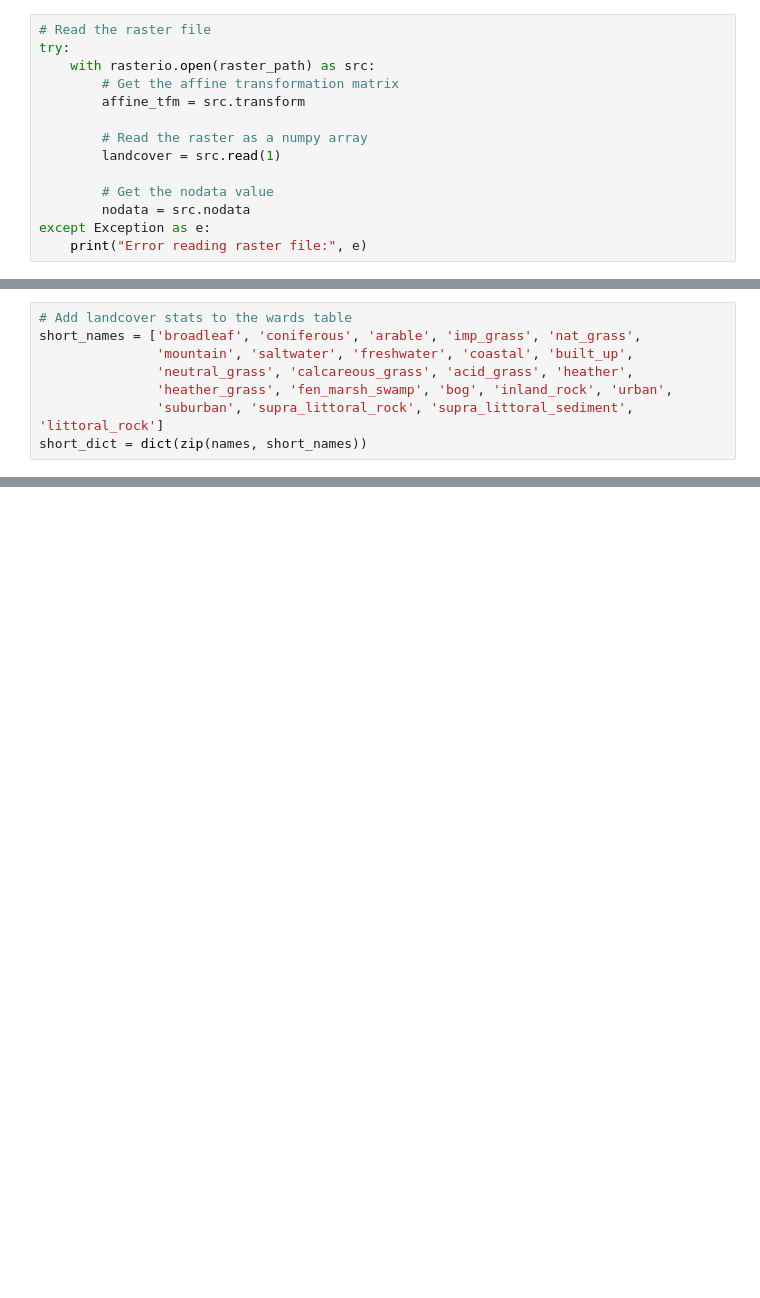
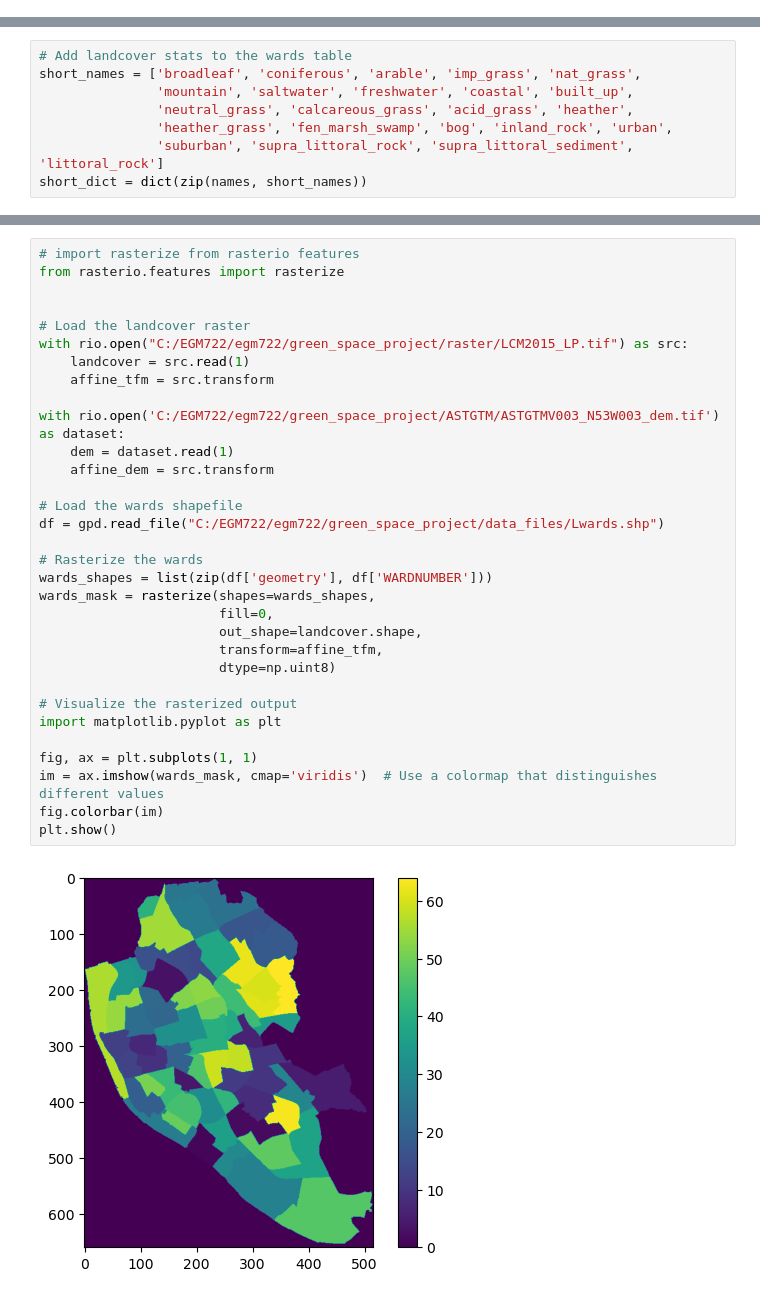
Before and after one commit to wallaceew/green_space_project, a Jupyter notebook: Untitled.ipynb, the cells around one changed output, grey strips where cells are left out. Cells and saved outputs as stored; diff of their text form; blank space fills up the shorter version.

```diff
--- a/Untitled.ipynb
+++ b/Untitled.ipynb
@@ -28,14 +31,0 @@ wards = gpd.read_file(wards_path)
-# %%
-# Read the raster file
-try:
-    with rasterio.open(raster_path) as src:
-        # Get the affine transformation matrix
-        affine_tfm = src.transform
-
-        # Read the raster as a numpy array
-        landcover = src.read(1)
-
-        # Get the nodata value
-        nodata = src.nodata
-except Exception as e:
-    print("Error reading raster file:", e)
@@ -304,0 +167,34 @@ KeyError: 'wardname'
+# %%
+# import rasterize from rasterio features
+from rasterio.features import rasterize
+
+
+# Load the landcover raster
+with rio.open("C:/EGM722/egm722/green_space_project/raster/LCM2015_LP.tif") as src:
+    landcover = src.read(1)
+    affine_tfm = src.transform
+
+with rio.open('C:/EGM722/egm722/green_space_project/ASTGTM/ASTGTMV003_N53W003_dem.tif') as dataset:
+    dem = dataset.read(1)
+    affine_dem = src.transform
+
+# Load the wards shapefile
+df = gpd.read_file("C:/EGM722/egm722/green_space_project/data_files/Lwards.shp")
+
+# Rasterize the wards
+wards_shapes = list(zip(df['geometry'], df['WARDNUMBER']))
+wards_mask = rasterize(shapes=wards_shapes,
+                       fill=0,
+                       out_shape=landcover.shape,
+                       transform=affine_tfm,
+                       dtype=np.uint8)
+
+# Visualize the rasterized output
+import matplotlib.pyplot as plt
+
+fig, ax = plt.subplots(1, 1)
+im = ax.imshow(wards_mask, cmap='viridis')  # Use a colormap that distinguishes different values
+fig.colorbar(im)
+plt.show()
+# %% [output]
+[figure, added]
```
Also changed, not shown: parts of 29 cells of this notebook, 1 other file.
